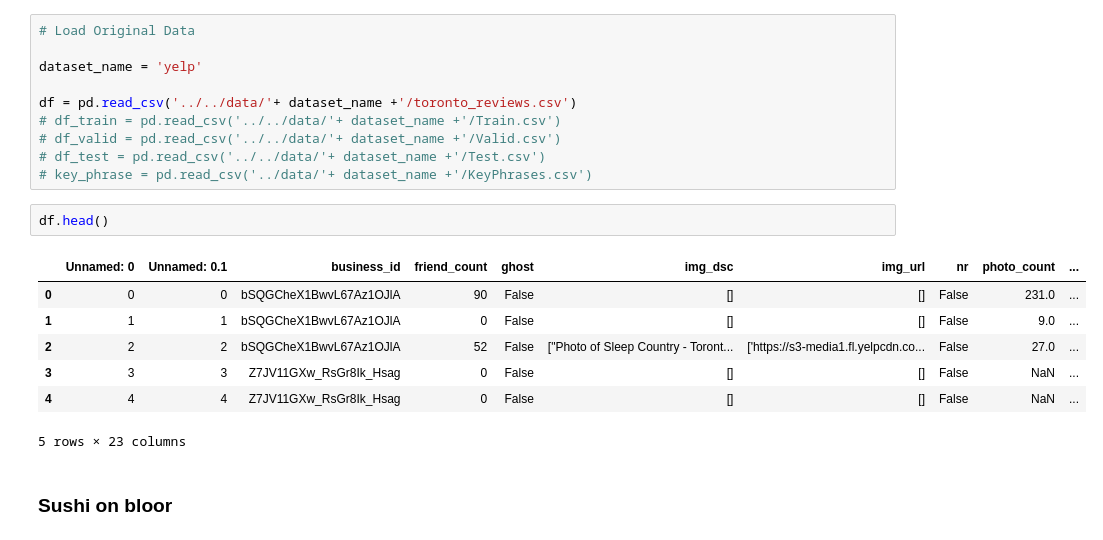
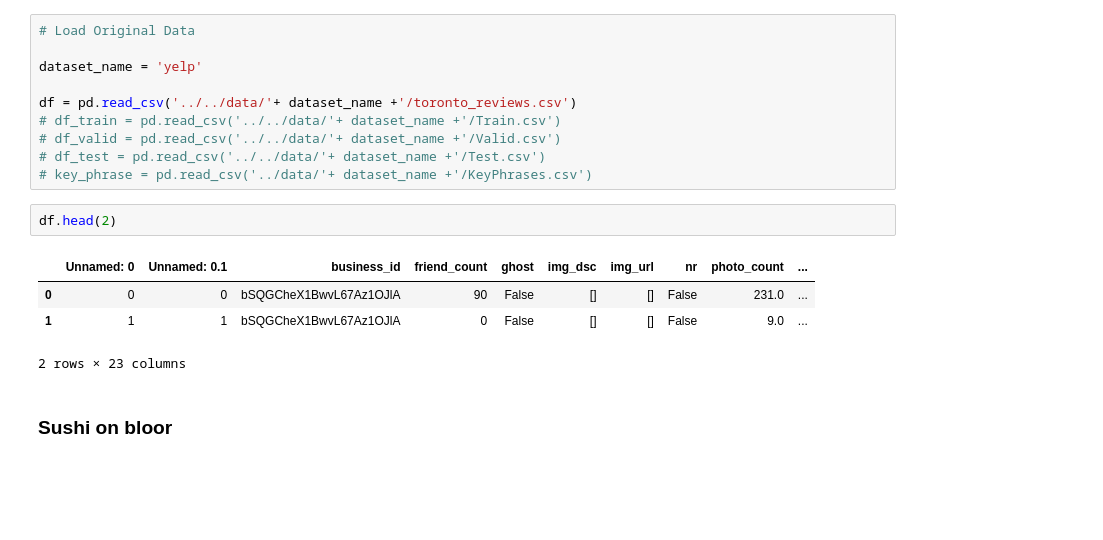
Before and after one commit to litosly/thesis, a Jupyter notebook: data exploration/Yelp Toronto data exploration.ipynb, the cells around one changed output. Cells and saved outputs as stored; diff of their text form; blank space fills up the shorter version.

Commit message:
updated_aspect_oriented_table_in_yelp

```diff
--- a/data exploration/Yelp Toronto data exploration.ipynb
+++ b/data exploration/Yelp Toronto data exploration.ipynb
@@ -53,15 +51,12 @@ df = pd.read_csv('../../data/'+ dataset_name +'/toronto_reviews.csv')
 # df_test = pd.read_csv('../../data/'+ dataset_name +'/Test.csv')
 # key_phrase = pd.read_csv('../data/'+ dataset_name +'/KeyPhrases.csv')
 # %%
-df.head()
+df.head(2)
 # %% [output]
 |  | Unnamed: 0 | Unnamed: 0.1 | business_id | friend_count | ghost | img_dsc | img_url | nr | photo_count | ... |
 | 0 | 0 | 0 | bSQGCheX1BwvL67Az1OJlA | 90 | False | [] | [] | False | 231.0 | ... |
 | 1 | 1 | 1 | bSQGCheX1BwvL67Az1OJlA | 0 | False | [] | [] | False | 9.0 | ... |
-| 2 | 2 | 2 | bSQGCheX1BwvL67Az1OJlA | 52 | False | ["Photo of Sleep Country - Toront... | ['https://s3-media1.fl.yelpcdn.co... | False | 27.0 | ... |
-| 3 | 3 | 3 | Z7JV11GXw_RsGr8Ik_Hsag | 0 | False | [] | [] | False | NaN | ... |
-| 4 | 4 | 4 | Z7JV11GXw_RsGr8Ik_Hsag | 0 | False | [] | [] | False | NaN | ... |
-5 rows × 23 columns
+2 rows × 23 columns
 # %% [markdown]
 ### Sushi on bloor
 # %%
```
Also changed, not shown: parts of 8 cells of this notebook, 3 other files.
